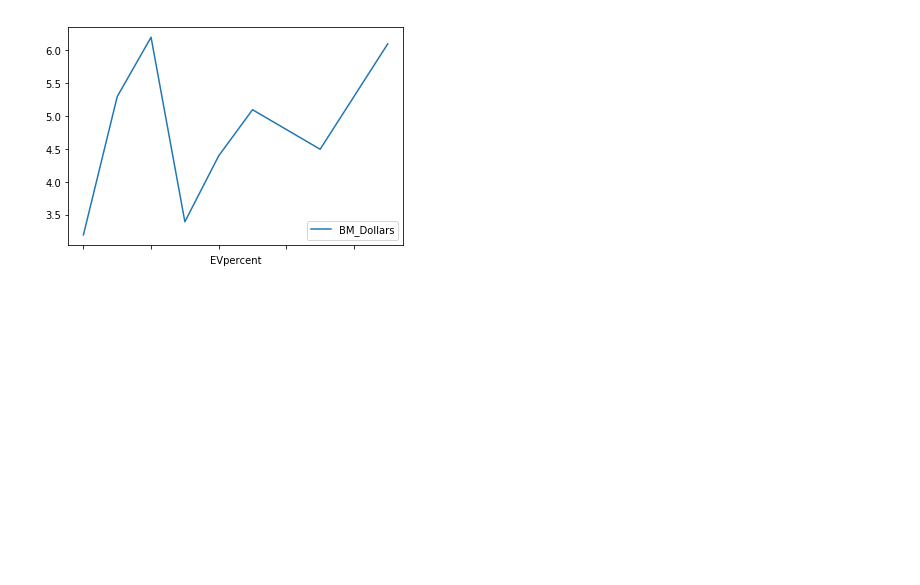
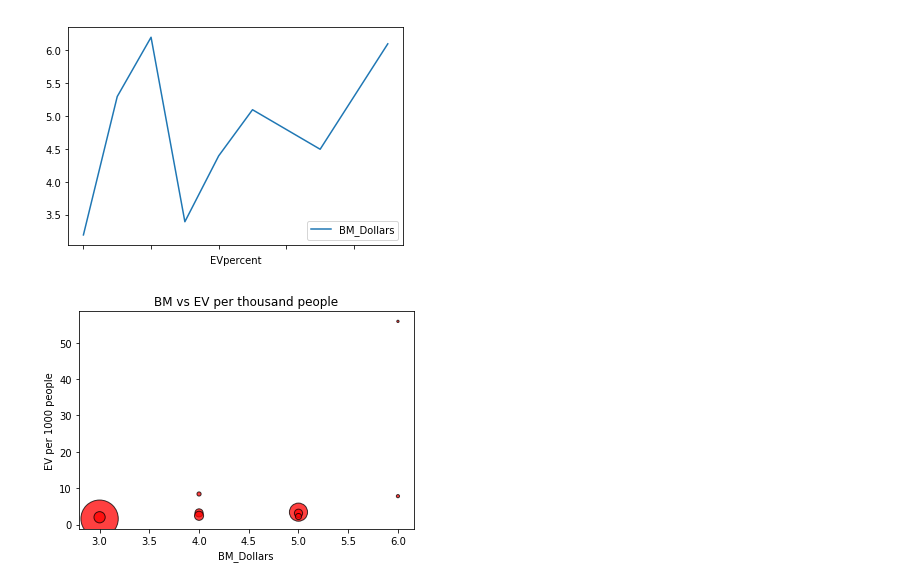
Before and after one commit to emrahselli/ETL_Project, a Jupyter notebook: bigmac_ev.ipynb, the cells around one changed output. Drawn from its saved outputs; the diff is of its cells as text; code cells hidden in the pictures; blank space fills up the shorter version.

```diff
--- a/bigmac_ev.ipynb
+++ b/bigmac_ev.ipynb
@@ -60,6 +60,7 @@ df
 ## Bic Mac (BM) Scraping
 # %%
 # Use pandas to read the HTML and set it to a Dataframe
+url2 = "https://www.worldatlas.com/articles/the-world-s-most-expensive-countries-measured-by-the-big-mac-index.html"
 df2 = pd.read_html(url2, flavor="bs4")
 data = df2[0]
 data.head()
@@ -117,3 +118,12 @@ final_df.plot(x='EVpercent', y='BM_Dollars')
 plt.show()
 # %% [output]
 [figure]
+# %%
+plt.scatter(final_df.BM_Dollars.astype(int), final_df.EVperK.astype(float), marker="o", facecolors="red", edgecolors="black",
+            s=final_df.population.astype(float), alpha=0.75)
+plt.xlabel("BM_Dollars")
+plt.ylabel("EV per 1000 people")
+plt.title("BM vs EV per thousand people")
+plt.show()
+# %% [output]
+[figure, added]
```
Also changed, not shown: parts of 3 cells of this notebook.
